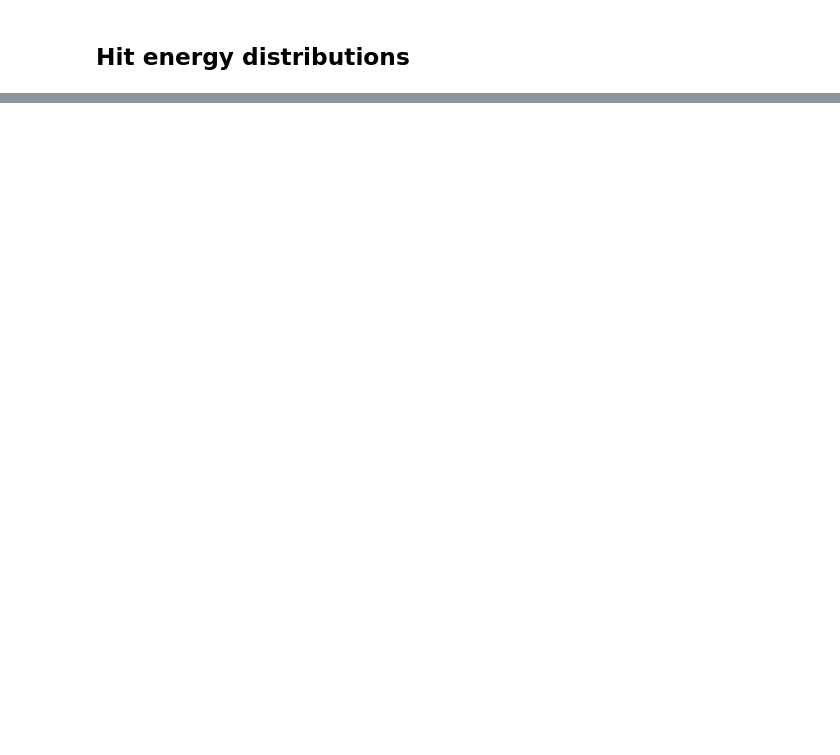
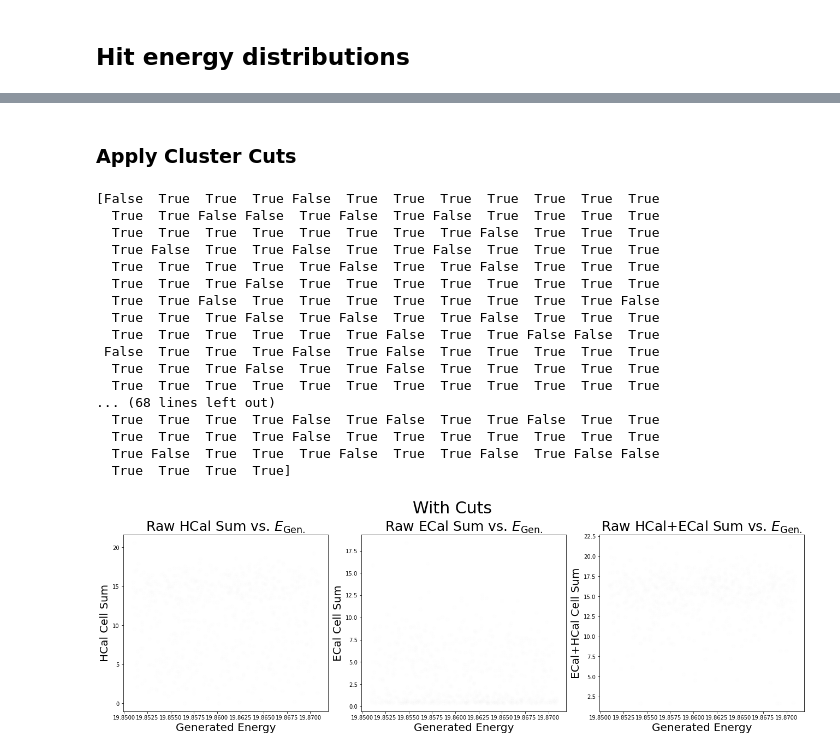
Before and after one commit to eiccodesign/regressiononly, a Jupyter notebook: hitQA.ipynb, the cells around one changed output, grey strips where cells are left out. Saved outputs shown, nothing was run; the diff lists cells and outputs as text; code cells hidden in the pictures; blank space fills up the shorter version.

```diff
--- a/hitQA.ipynb
+++ b/hitQA.ipynb
@@ -189,6 +175,7 @@ pz = ak.to_numpy(arrays['MCParticles.momentum.z'][:,-1])
 py = ak.to_numpy(arrays['MCParticles.momentum.y'][:,-1])
 px = ak.to_numpy(arrays['MCParticles.momentum.x'][:,-1])
 mass = ak.to_numpy(arrays['MCParticles.mass'][:,-1])
+genStat = ak.to_numpy(arrays['MCParticles.generatorStatus'][:,-1])
 p = np.sqrt(px*px + py*py+ pz*pz)
 gen_E = np.sqrt(p*p + mass*mass)-mass
 # %%
@@ -224,0 +274,50 @@ Text(0, 0.5, 'ECal+HCal Cell Sum')
+# %% [markdown]
+### Apply Cluster Cuts
+# %%
+minGenE = 0.5
+minSum = 0.0
+gen_code_keep = 1
+
+mask = np.full(len(HCAL_total),True)
+mask = np.logical_and(mask, gen_E > minGenE)
+mask = np.logical_and(mask,hcal_cut_cluster_sum > minSum)
+mask = np.logical_and(mask,ecal_cut_cluster_sum > minSum)
+mask = np.logical_and(mask, genStat==gen_code_keep)
+print(genStat==gen_code_keep)
+
+fig, axes = plt.subplots(nrows=1, ncols=3, figsize=(18, 6), constrained_layout=True)
+
+axes[0].scatter(gen_E[mask],hcal_cut_cluster_sum[mask],alpha=0.005)
+axes[0].set_xlabel("Generated Energy",fontsize=20)
+axes[0].set_ylabel("HCal Cell Sum",fontsize=20)
+axes[0].set_title("Raw HCal Sum vs. $E_\mathrm{Gen.}$",fontsize=25)
+
+axes[1].scatter(gen_E[mask],ecal_cut_cluster_sum[mask],alpha=0.005)
+axes[1].set_xlabel("Generated Energy",fontsize=20)
+axes[1].set_ylabel("ECal Cell Sum",fontsize=20)
+axes[1].set_title("Raw ECal Sum vs. $E_\mathrm{Gen.}$",fontsize=25)
+
+axes[2].scatter(gen_E[mask],cluster_total[mask],alpha=0.005)
+axes[2].set_xlabel("Generated Energy",fontsize=20)
+axes[2].set_ylabel("ECal+HCal Cell Sum",fontsize=20)
+axes[2].set_title("Raw HCal+ECal Sum vs. $E_\mathrm{Gen.}$",fontsize=25)
+_ = plt.suptitle("With Cuts",fontsize=30)
+# %% [output]
+[False  True  True  True False  True  True  True  True  True  True  True
+  True  True False False  True False  True False  True  True  True  True
+  True  True  True  True  True  True  True  True False  True  True  True
+  True False  True  True False  True  True False  True  True  True  True
+  True  True  True  True  True False  True  True False  True  True  True
+  True  True  True False  True  True  True  True  True  True  True  True
+  True  True False  True  True  True  True  True  True  True  True False
+  True  True  True False  True False  True  True False  True  True  True
+  True  True  True  True  True  True False  True  True False False  True
+ False  True  True  True False  True False  True  True  True  True  True
+  True  True  True False  True  True False  True  True  True  True  True
+  True  True  True  True  True  True  True  True  True  True  True  True
+... (68 lines left out)
+  True  True  True  True False  True False  True  True False  True  True
+  True  True  True  True False  True  True  True  True  True  True  True
+  True False  True  True  True False  True  True False  True False False
+  True  True  True  True]
+[figure, added]
```
Also changed, not shown: parts of 20 cells of this notebook, 2 other files.
